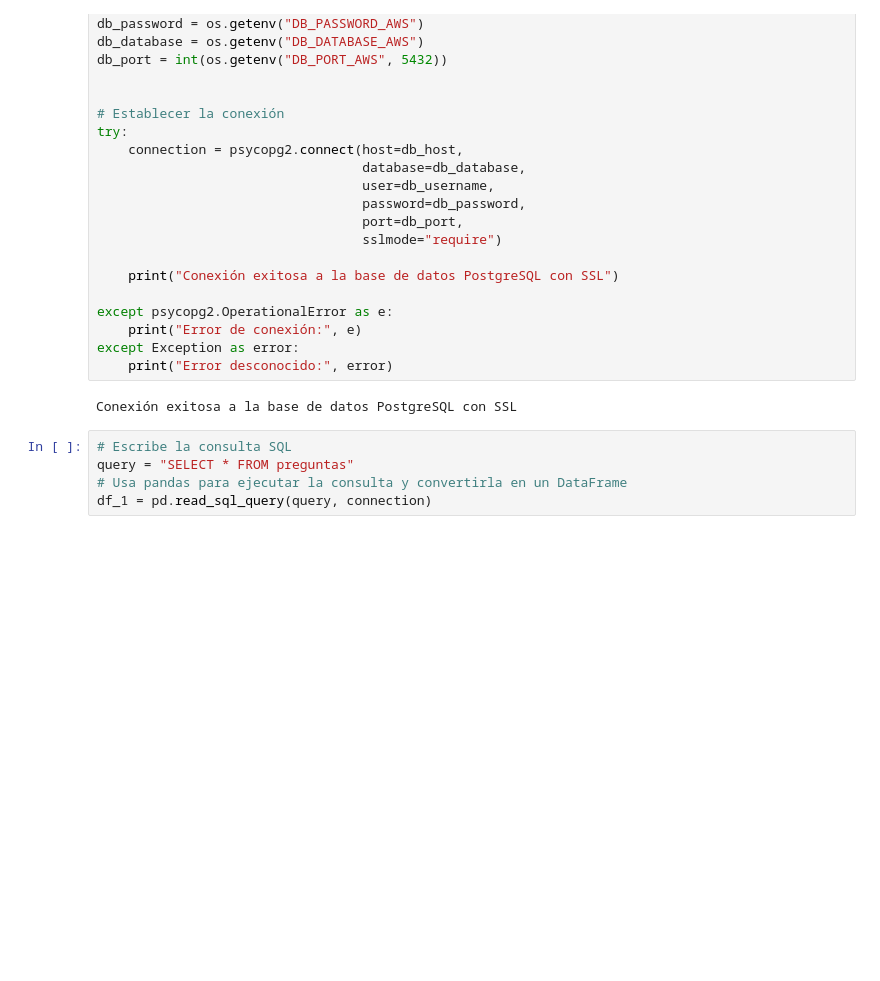
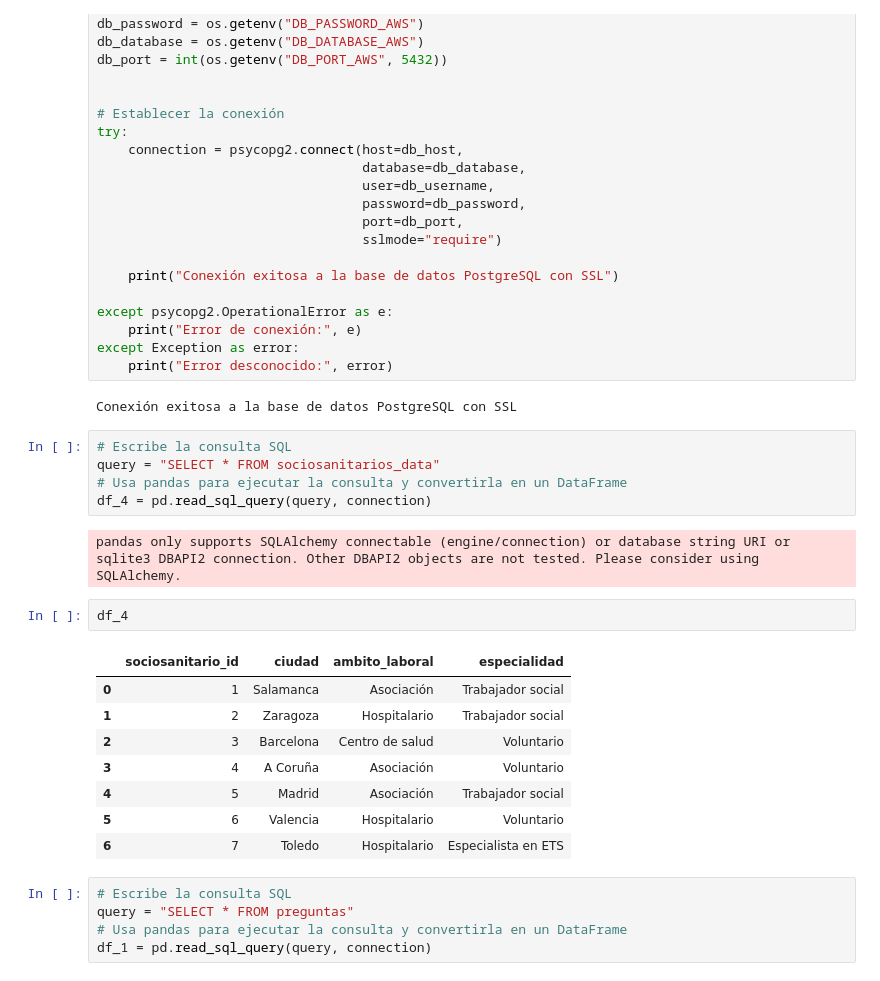
Before and after one commit to JavierRodriguezFontiveros/FELGTBI-, a Jupyter notebook: BaseDatos/tablas.ipynb, the cells around one changed output. Saved outputs shown, nothing was run; the diff lists cells and outputs as text; blank space fills up the shorter version.

```diff
--- a/BaseDatos/tablas.ipynb
+++ b/BaseDatos/tablas.ipynb
@@ -36,6 +36,24 @@ except Exception as error:
     print("Error desconocido:", error)
 # %% [output]
 Conexión exitosa a la base de datos PostgreSQL con SSL
+# %%
+# Escribe la consulta SQL
+query = "SELECT * FROM sociosanitarios_data"
+# Usa pandas para ejecutar la consulta y convertirla en un DataFrame
+df_4 = pd.read_sql_query(query, connection)
+# %% [output]
+pandas only supports SQLAlchemy connectable (engine/connection) or database string URI or sqlite3 DBAPI2 connection. Other DBAPI2 objects are not tested. Please consider using SQLAlchemy.
+# %%
+df_4
+# %% [output]
+|  | sociosanitario_id | ciudad | ambito_laboral | especialidad |
+| 0 | 1 | Salamanca | Asociación | Trabajador social |
+| 1 | 2 | Zaragoza | Hospitalario | Trabajador social |
+| 2 | 3 | Barcelona | Centro de salud | Voluntario |
+| 3 | 4 | A Coruña | Asociación | Voluntario |
+| 4 | 5 | Madrid | Asociación | Trabajador social |
+| 5 | 6 | Valencia | Hospitalario | Voluntario |
+| 6 | 7 | Toledo | Hospitalario | Especialista en ETS |
 # %%
 # Escribe la consulta SQL
 query = "SELECT * FROM preguntas"
```
Also changed, not shown: parts of 9 cells of this notebook, 2 other files.
